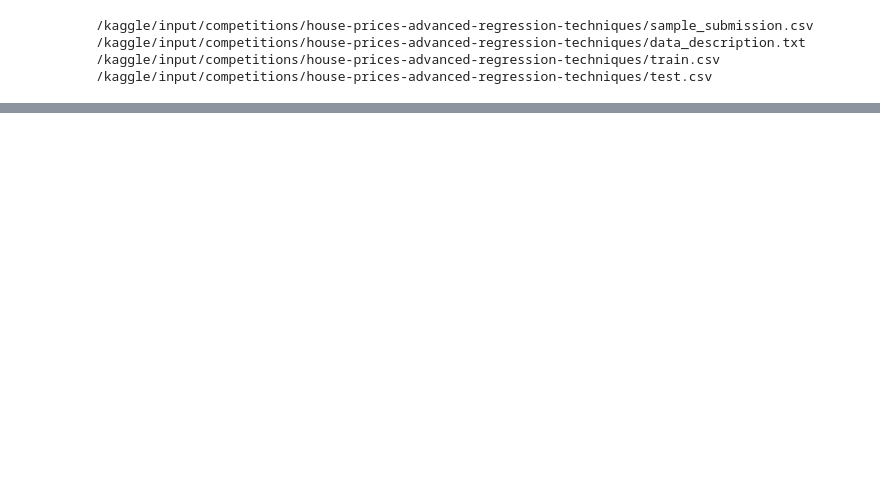
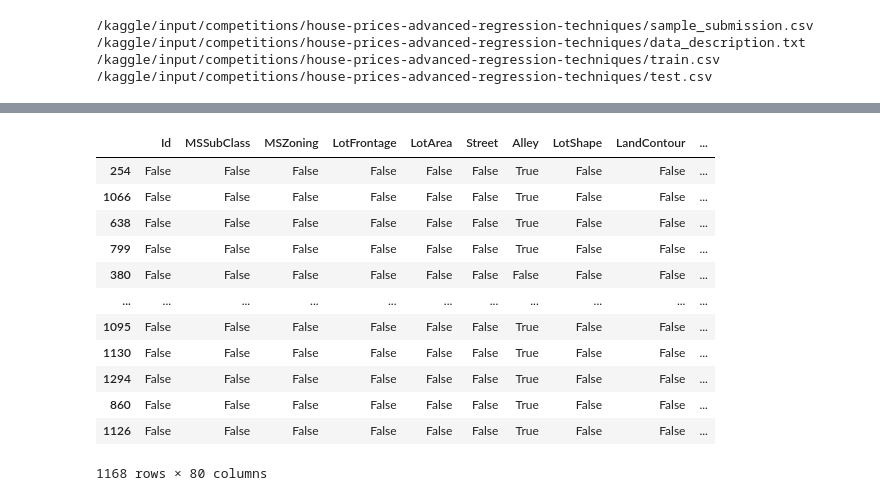
Before and after one commit to kgordeziani/ML_hw_01_House-Prices, a Jupyter notebook: model_experiment.ipynb, the cells around one changed output, grey strips where cells are left out. Cells and saved outputs as stored; diff of their text form; code cells hidden in the pictures; blank space fills up the shorter version.

```diff
--- a/model_experiment.ipynb
+++ b/model_experiment.ipynb
@@ -23,0 +92,16 @@ for dirname, _, filenames in os.walk('/kaggle/input'):
+# %%
+X_train.isna()
+# %% [output]
+|  | Id | MSSubClass | MSZoning | LotFrontage | LotArea | Street | Alley | LotShape | LandContour | ... |
+| 254 | False | False | False | False | False | False | True | False | False | ... |
+| 1066 | False | False | False | False | False | False | True | False | False | ... |
+| 638 | False | False | False | False | False | False | True | False | False | ... |
+| 799 | False | False | False | False | False | False | True | False | False | ... |
+| 380 | False | False | False | False | False | False | False | False | False | ... |
+| ... | ... | ... | ... | ... | ... | ... | ... | ... | ... | ... |
+| 1095 | False | False | False | False | False | False | True | False | False | ... |
+| 1130 | False | False | False | False | False | False | True | False | False | ... |
+| 1294 | False | False | False | False | False | False | True | False | False | ... |
+| 860 | False | False | False | False | False | False | True | False | False | ... |
+| 1126 | False | False | False | False | False | False | True | False | False | ... |
+1168 rows × 80 columns
```
Also changed, not shown: parts of 18 cells of this notebook.
